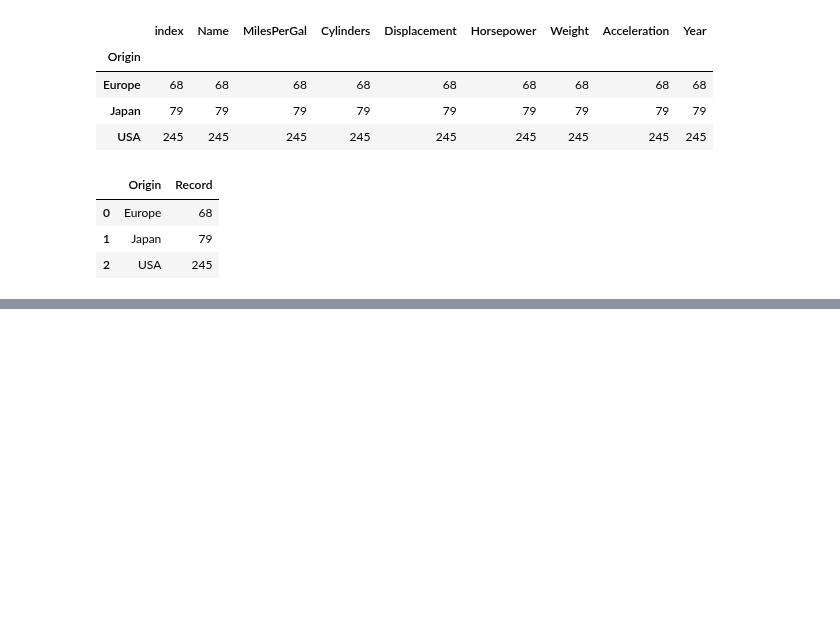
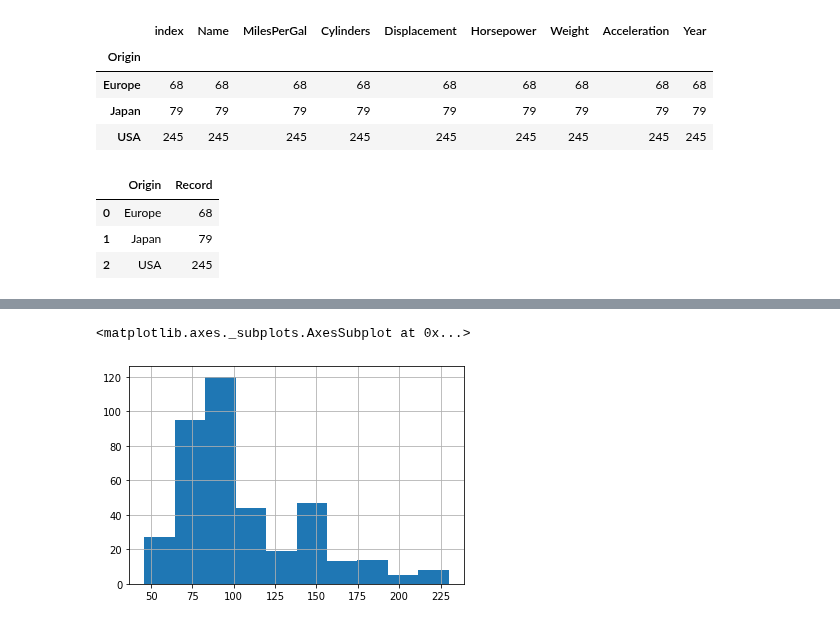
Before and after one commit to lux-org/lux, a Jupyter notebook: RenderingTest.ipynb, the cells around one changed output, grey strips where cells are left out. Drawn from its saved outputs; the diff is of its cells as text; code cells hidden in the pictures; blank space fills up the shorter version.

```diff
--- a/RenderingTest.ipynb
+++ b/RenderingTest.ipynb
@@ -57,0 +70,6 @@ LuxWidget(current_view={'config': {'view': {'continuousWidth': 400, 'continuousH
+# %%
+import lux
+import pandas as pd
+from lux.executor.ExecutionEngine import ExecutionEngine
+ldf = pd.read_csv("lux/data/car.csv")
+ldf.setContext([lux.Spec(attribute = "Horsepower")])
@@ -57,0 +109,5 @@ LuxWidget(current_view={'config': {'view': {'continuousWidth': 400, 'continuousH
+# %%
+ldf["Horsepower"].hist(bins=10)
+# %% [output]
+<matplotlib.axes._subplots.AxesSubplot at 0x...>
+[figure, added]
```
Also changed, not shown: parts of 14 cells of this notebook, 5 other files.
